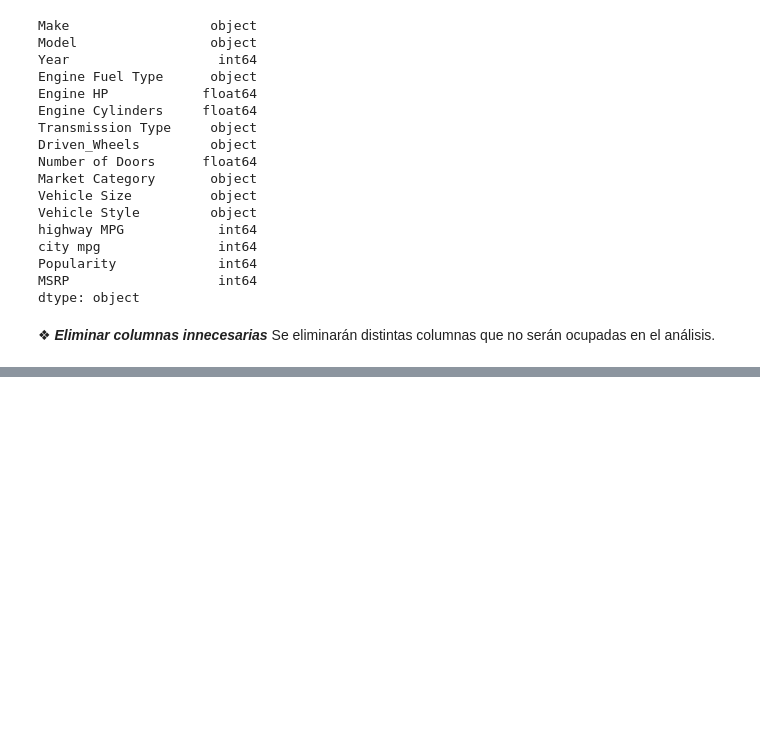
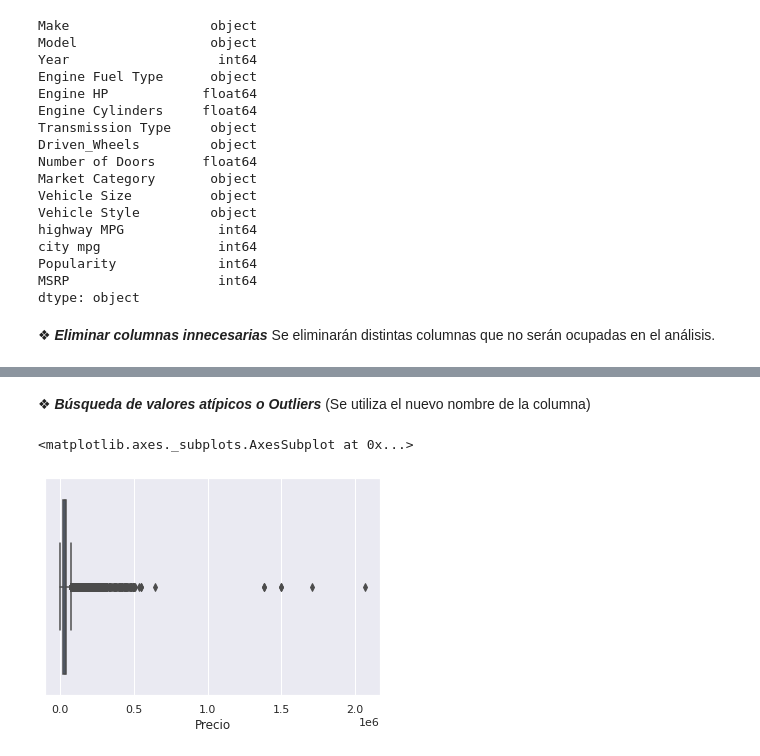
Before and after one commit to carlosthieme/sustantiva, a Jupyter notebook: Proyecto_Final_Sustantiva.ipynb, the cells around one changed output, grey strips where cells are left out. Cells and saved outputs as stored; diff of their text form; code cells hidden in the pictures; blank space fills up the shorter version.

```diff
--- a/Proyecto_Final_Sustantiva.ipynb
+++ b/Proyecto_Final_Sustantiva.ipynb
@@ -99,0 +109,3 @@ df.head(5)
+# %%
+df = df.rename(columns={"Make": "Fabricante", "Model": "Modelo", "Year": "Año","Engine HP": "HP", "Engine Cylinders": "Cilindrada", "Transmission Type": "Cambios", "Driven_Wheels": "Traccion", "Vehicle Style": "Tipo", "MSRP": "Precio" })
+df.head(5)
@@ -99,0 +147,2 @@ df.head(5)
+# %%
+df = df.drop_duplicates()
@@ -99,0 +183,2 @@ df.head(5)
+# %%
+df = df.dropna()
@@ -99,0 +215,7 @@ df.head(5)
+# %% [markdown]
+❖ ***Búsqueda de valores atípicos o Outliers*** (Se utiliza el nuevo nombre de la columna)
+# %%
+sns.boxplot(x=df['Precio'])
+# %% [output]
+<matplotlib.axes._subplots.AxesSubplot at 0x...>
+[figure, added]
```
Also changed, not shown: parts of 24 cells of this notebook.
